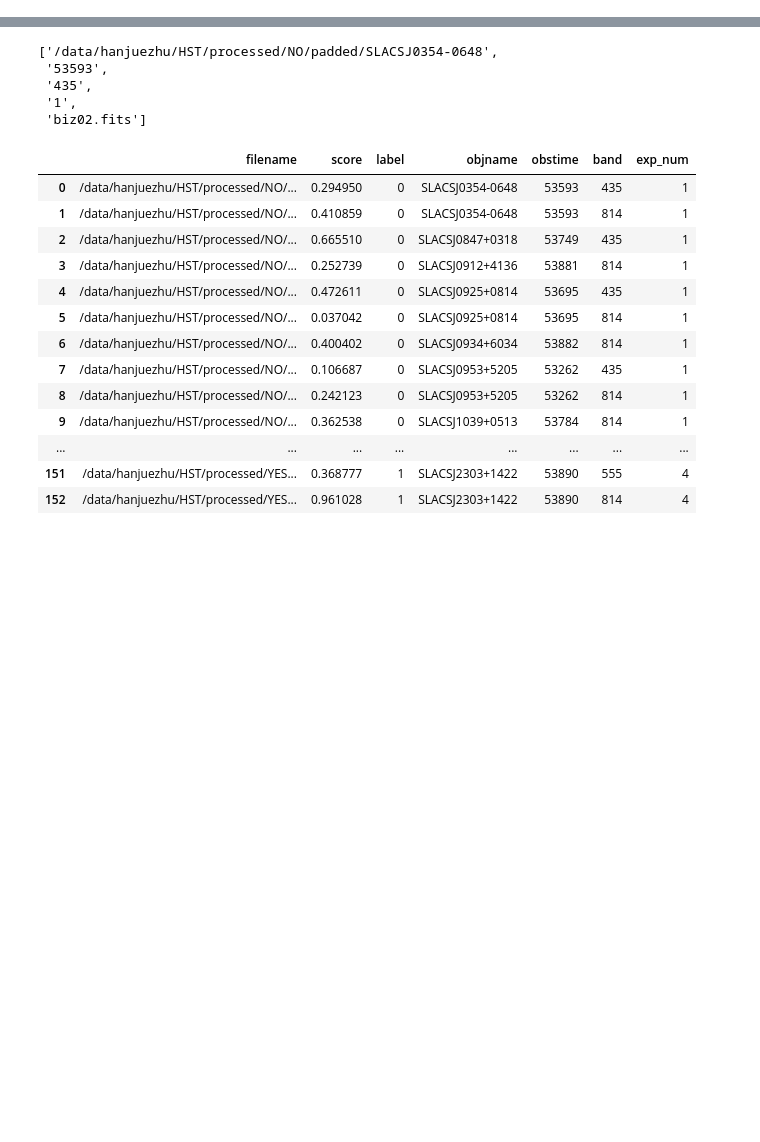
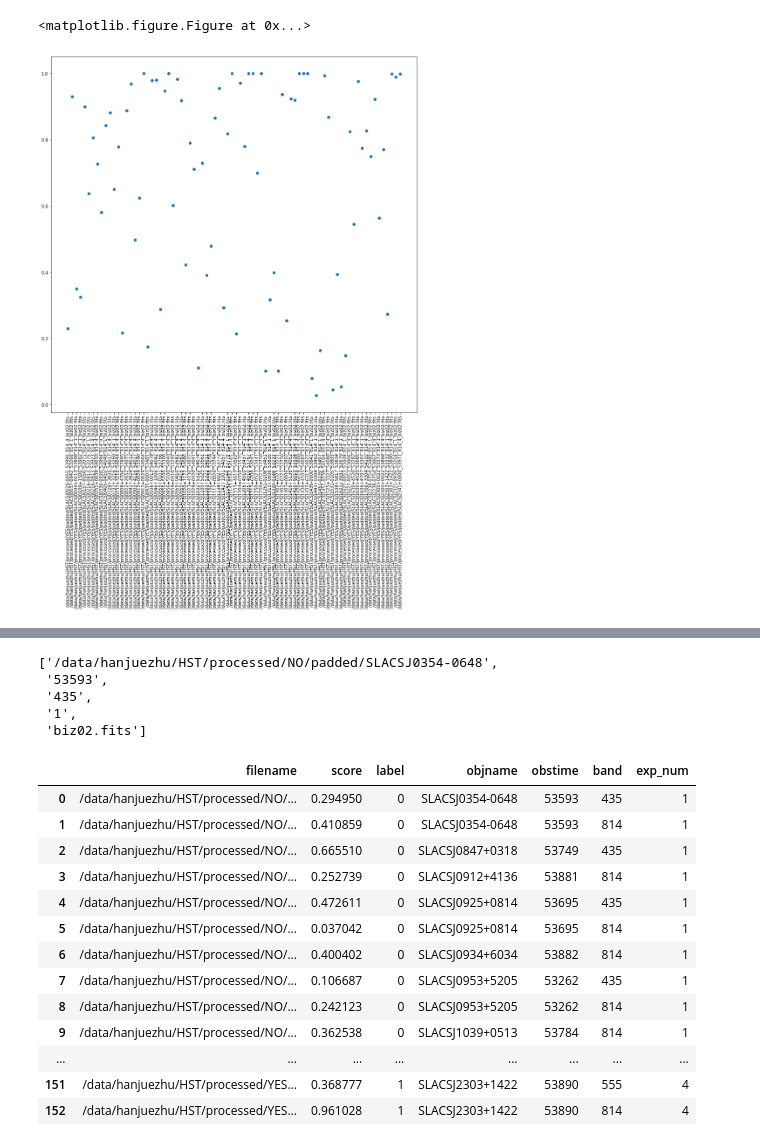
Before and after one commit to cavestruz/ALL_obs, a Jupyter notebook: ScoresAndHOG.ipynb, the cells around one changed output, grey strips where cells are left out. Saved outputs shown, nothing was run; the diff lists cells and outputs as text; code cells hidden in the pictures; blank space fills up the shorter version.

```diff
--- a/ScoresAndHOG.ipynb
+++ b/ScoresAndHOG.ipynb
@@ -29,0 +33,35 @@ filescores = {hn: pd.read_csv('/Users/f566998/Code/DeepLearning/ALL_referee_repo
+# %%
+# Read in the data for HOG parametrization, for real data
+filescores_real = {hogname: read_score_file('{}/{}/real/filenames_scores_avg.csv'.format(datadir, hogname))
+                   for hogname in hognames}
+# %%
+def get_max_score(filescore_dfs):
+    filescore_dfs = [df.rename(columns={'score': 'score{}'.format(idx)})
+                     for idx, df in enumerate(filescore_dfs)]
+    max_df = reduce(lambda df1, df2: pd.merge(df1, df2[[col for col in df2.columns
+                                                        if col == 'filename' or col.startswith('score')]],
+                                              on='filename'),
+                    filescore_dfs)
+    max_df['score'] = [max(row[1]['score{}'.format(idx)] for idx, _ in enumerate(filescore_dfs))
+                       for row in max_df.iterrows()]
+    max_df = max_df.drop(['score{}'.format(idx) for idx, _ in enumerate(filescore_dfs)], axis=1)
+    return max_df
+# %%
+# Get the max score over HOG parametrizations for each image
+filescore_max_real = get_max_score(filescores_real.itervalues())
+# %%
+def plot_scores(filenames, scores, title=None):
+    plt.clf()
+    plt.figure(figsize=(15,15))
+    plt.scatter(range(len(scores)), scores, marker='o')
+    plt.xticks(range(len(scores)), filenames, rotation=90)
+    if title:
+        plt.title(title)
+    plt.show()
+# %%
+# Plot band 814 lensed
+df = filescore_max_real[(filescore_max_real['band'] == '814') & (filescore_max_real['label'] == 1)]
+plot_scores(df['filename'], df['score'])
+# %% [output]
+<matplotlib.figure.Figure at 0x...>
+[figure, added]
```
Also changed, not shown: parts of 10 cells of this notebook, 6 other files.
